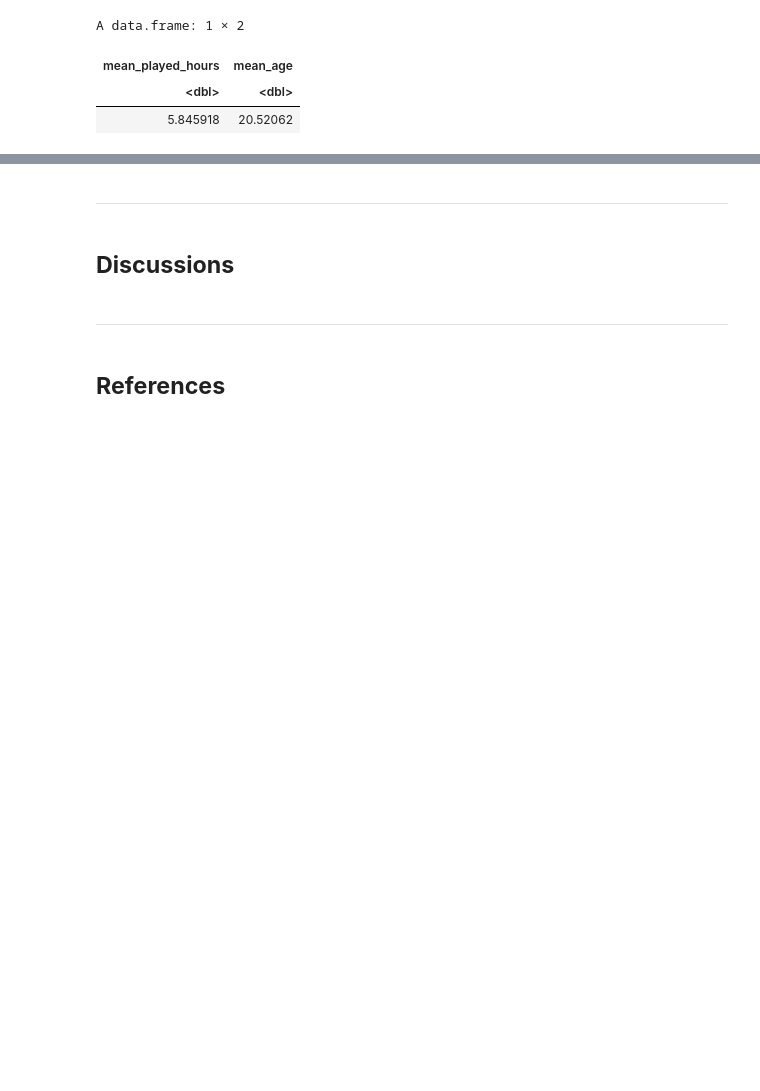
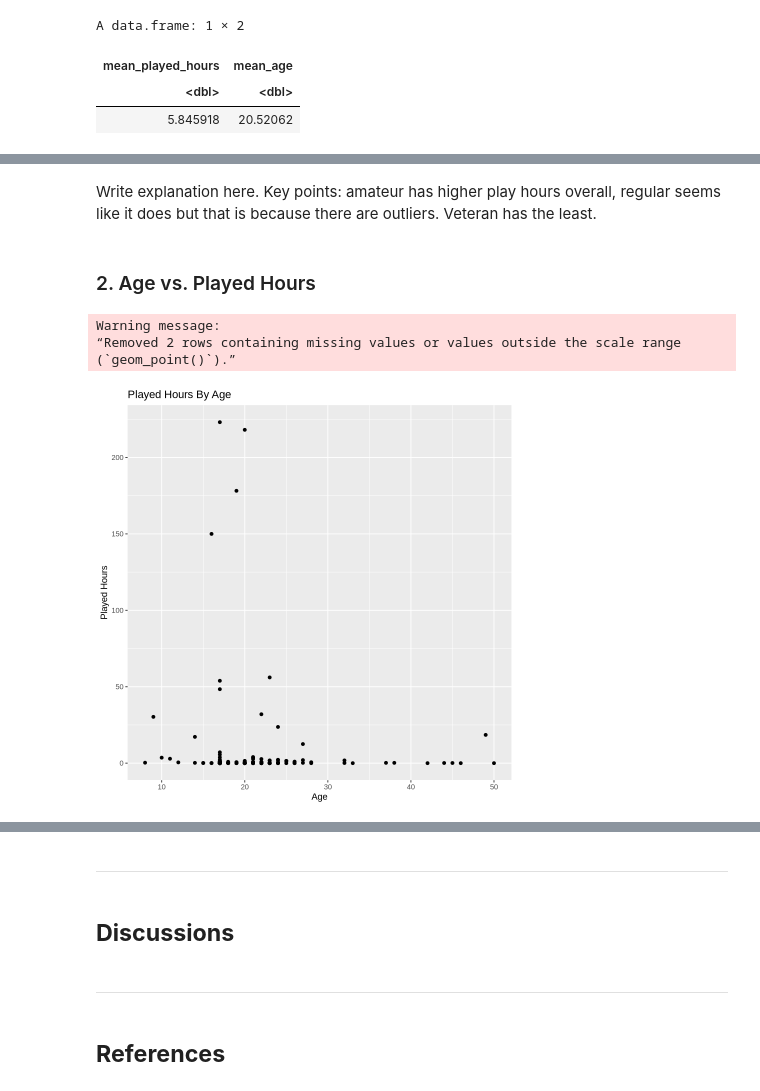
Before and after one commit to frogbie/dsci100project-002-39, a Jupyter notebook: projectgroup_report.ipynb, the cells around one changed output, grey strips where cells are left out. Saved outputs shown, nothing was run; the diff lists cells and outputs as text; code cells hidden in the pictures; blank space fills up the shorter version.

```diff
--- a/projectgroup_report.ipynb
+++ b/projectgroup_report.ipynb
@@ -218,0 +205,16 @@ Warning message:
+# %% [markdown]
+Write explanation here. Key points: amateur has higher play hours overall, regular seems like it does but that is because there are outliers. Veteran has the least.
+# %% [markdown]
+### 2. Age vs. Played Hours
+# %%
+age_plot <- tidy_players |>
+    ggplot(aes(x = Age, y = played_hours)) +
+    geom_point() +
+    labs(title = "Played Hours By Age", x = "Age", y = "Played Hours")
+
+age_plot
+# %% [output]
+Warning message:
+“Removed 2 rows containing missing values or values outside the scale range
+(`geom_point()`).”
+[figure, added]
```
Also changed, not shown: parts of 40 cells of this notebook.
